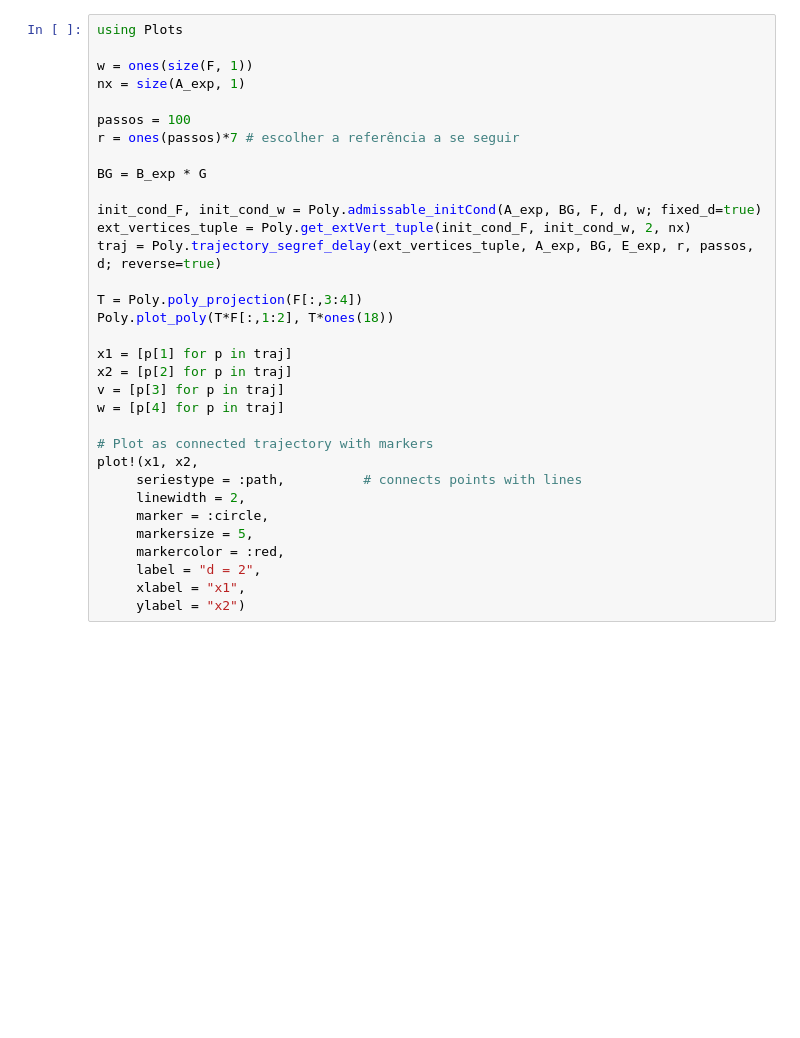
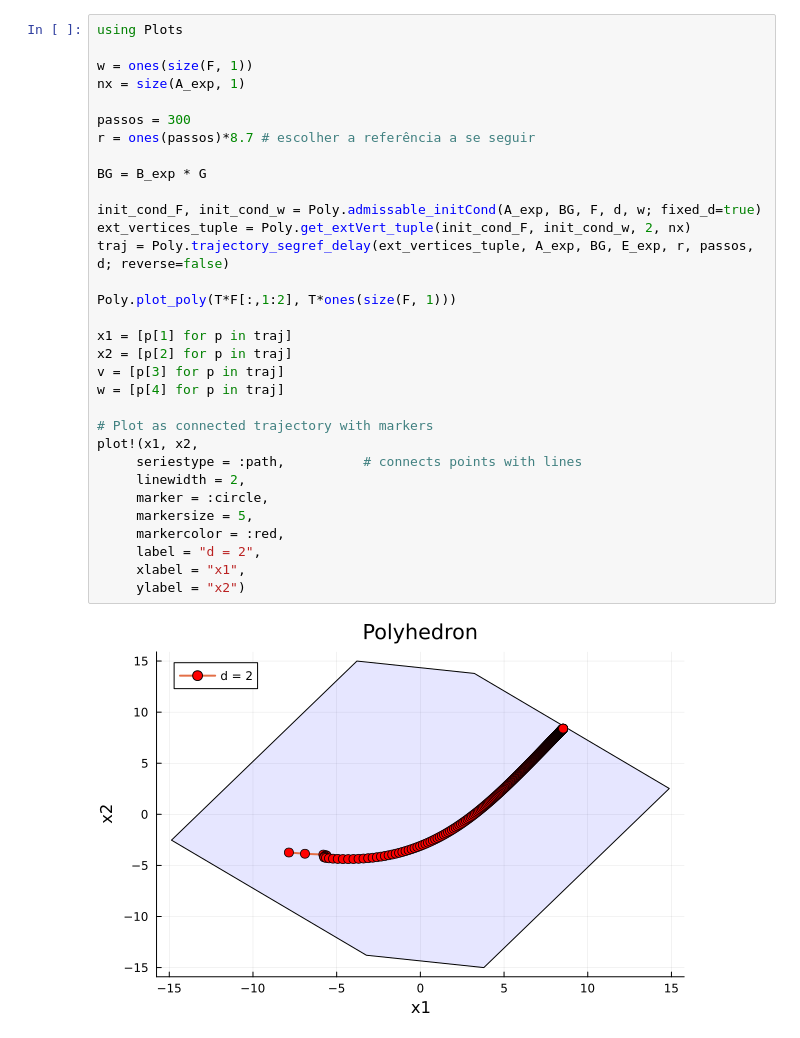
Before and after one commit to Nicholas-Wallace/Polyhedron, a Jupyter notebook: exemplo_artigo.ipynb, the cells around one changed output. Drawn from its saved outputs; the diff is of its cells as text; blank space fills up the shorter version.

```diff
--- a/exemplo_artigo.ipynb
+++ b/exemplo_artigo.ipynb
@@ -59,33 +119,34 @@ Poly.plot_poly(T*F[:,1:2], T*ones(18))
 # %%
 using Plots
 
 w = ones(size(F, 1))
 nx = size(A_exp, 1)
 
-passos = 100
-r = ones(passos)*7 # escolher a referência a se seguir
+passos = 300
+r = ones(passos)*8.7 # escolher a referência a se seguir
 
 BG = B_exp * G
 
 init_cond_F, init_cond_w = Poly.admissable_initCond(A_exp, BG, F, d, w; fixed_d=true)
 ext_vertices_tuple = Poly.get_extVert_tuple(init_cond_F, init_cond_w, 2, nx)
-traj = Poly.trajectory_segref_delay(ext_vertices_tuple, A_exp, BG, E_exp, r, passos, d; reverse=true)
+traj = Poly.trajectory_segref_delay(ext_vertices_tuple, A_exp, BG, E_exp, r, passos, d; reverse=false)
 
-T = Poly.poly_projection(F[:,3:4])
-Poly.plot_poly(T*F[:,1:2], T*ones(18))
+Poly.plot_poly(T*F[:,1:2], T*ones(size(F, 1)))
 
 x1 = [p[1] for p in traj]
 x2 = [p[2] for p in traj]
 v = [p[3] for p in traj]
 w = [p[4] for p in traj]
 
 # Plot as connected trajectory with markers
 plot!(x1, x2,
      seriestype = :path,          # connects points with lines
      linewidth = 2,
      marker = :circle,
      markersize = 5,
      markercolor = :red,
      label = "d = 2",
      xlabel = "x1",
      ylabel = "x2")
+# %% [output]
+[figure, added]
```
Also changed, not shown: parts of 28 cells of this notebook, 3 other files.
